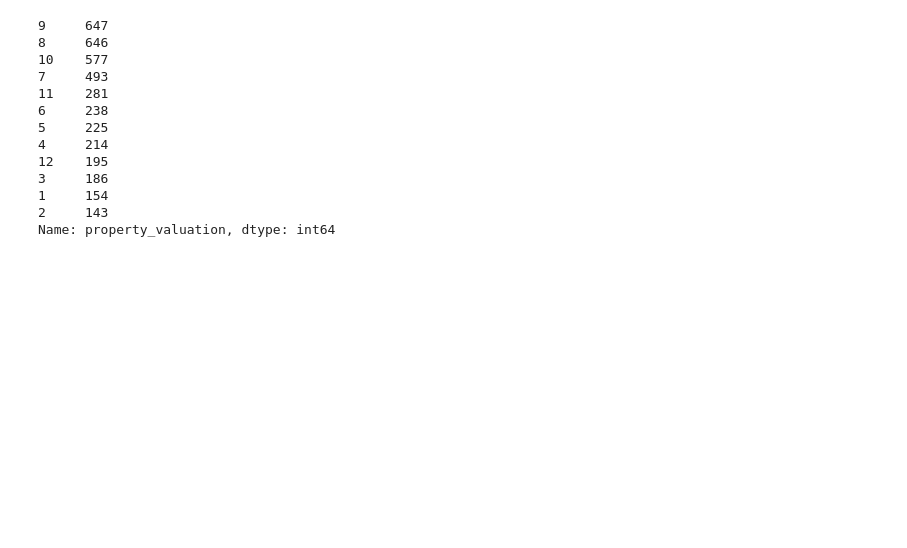
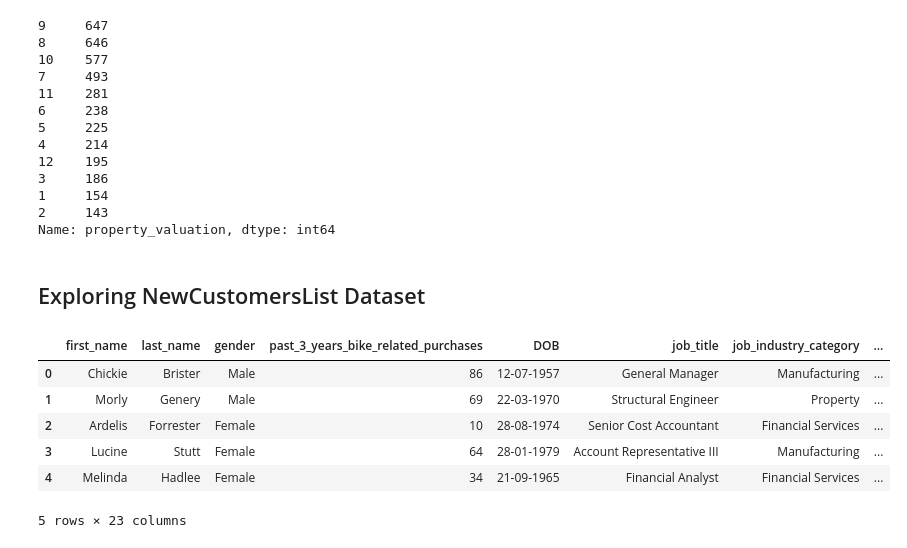
Before and after one commit to Omkar078/KPMG_virtual_internship, a Jupyter notebook: Task 1/KPMG_DataQualityassesment2.ipynb, the cells around one changed output. Saved outputs shown, nothing was run; the diff lists cells and outputs as text; code cells hidden in the pictures; blank space fills up the shorter version.

```diff
--- a/Task 1/KPMG_DataQualityassesment2.ipynb
+++ b/Task 1/KPMG_DataQualityassesment2.ipynb
@@ -5,6 +5,7 @@ import re
 # %%
 df1 = pd.read_csv(r'C:/Users/OMKAR/Desktop/Practice/KPMG/Uncleaned/CustomersDemographics.csv')
 df2 = pd.read_csv(r'C:/Users/OMKAR/Desktop/Practice/KPMG/Uncleaned/CustomersAddress.csv')
+df3 = pd.read_csv(r'C:/Users/OMKAR/Desktop/Practice/KPMG/Uncleaned/NewCustomersList.csv')
 # %%
 df1.head()
 # %% [output]
@@ -534,3 +535,15 @@ df2['property_valuation'].value_counts()
 Name: property_valuation, dtype: int64
 # %%
 df2.to_csv('C:/Users/OMKAR/Desktop/Practice/KPMG/Cleaned/CustomerAddress.csv', index = False)
+# %% [markdown]
+## Exploring NewCustomersList Dataset
+# %%
+df3.head()
+# %% [output]
+|  | first_name | last_name | gender | past_3_years_bike_related_purchases | DOB | job_title | job_industry_category | ... |
+| 0 | Chickie | Brister | Male | 86 | 12-07-1957 | General Manager | Manufacturing | ... |
+| 1 | Morly | Genery | Male | 69 | 22-03-1970 | Structural Engineer | Property | ... |
+| 2 | Ardelis | Forrester | Female | 10 | 28-08-1974 | Senior Cost Accountant | Financial Services | ... |
+| 3 | Lucine | Stutt | Female | 64 | 28-01-1979 | Account Representative III | Manufacturing | ... |
+| 4 | Melinda | Hadlee | Female | 34 | 21-09-1965 | Financial Analyst | Financial Services | ... |
+5 rows × 23 columns
```
Also changed, not shown: parts of 15 cells of this notebook.
